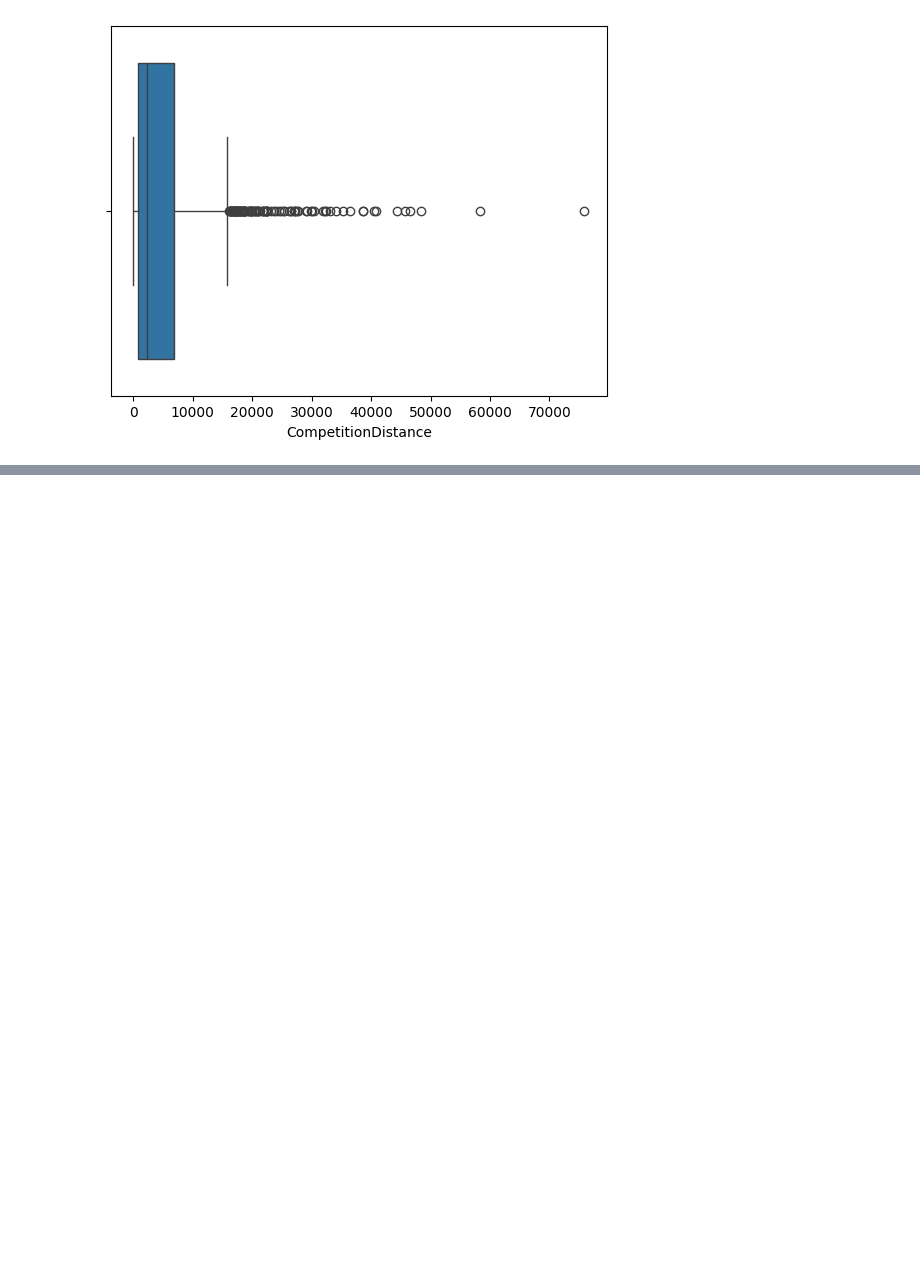
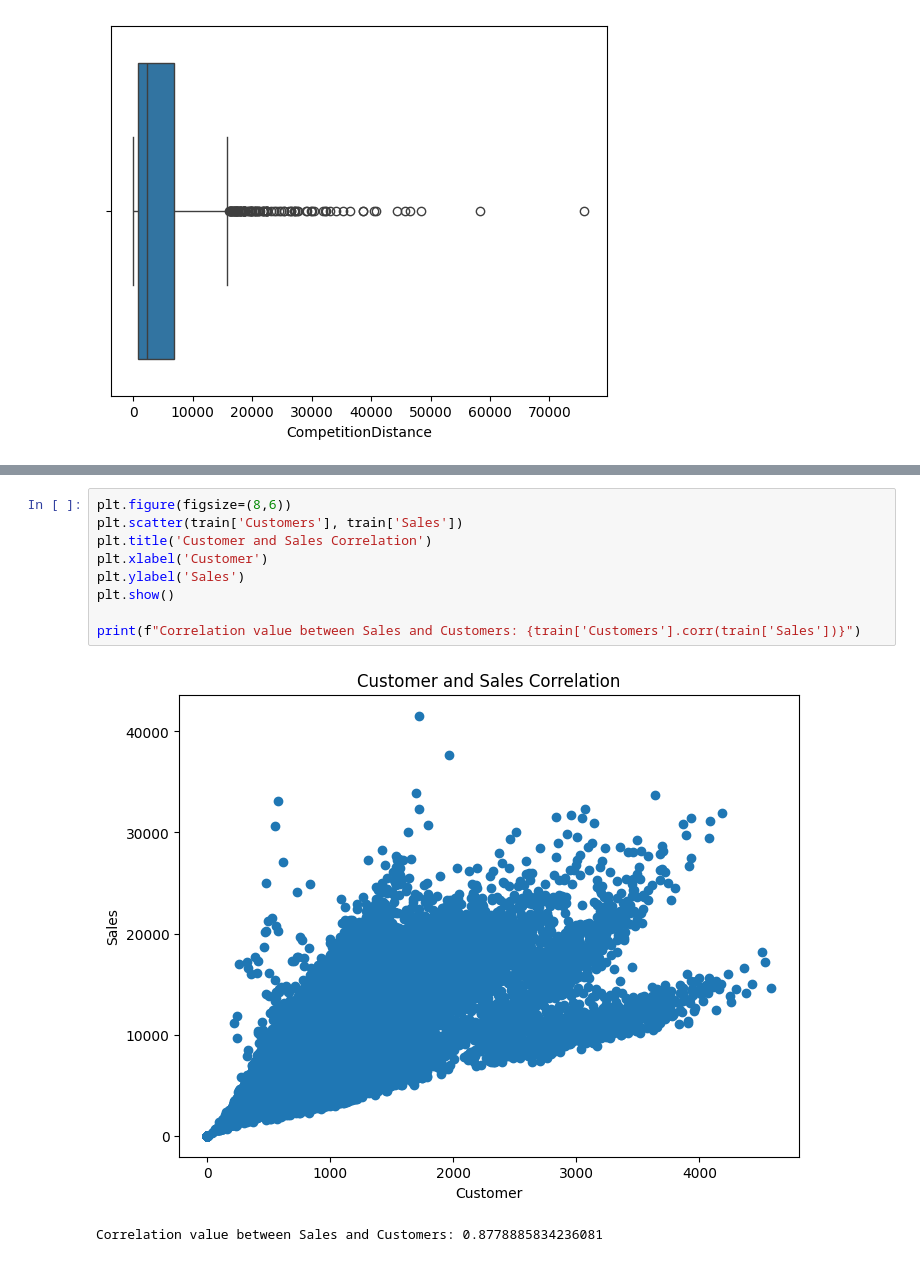
Before and after one commit to abrehamashebir/modeling-rossman-store-sales, a Jupyter notebook: notebooks/train_test.ipynb, the cells around one changed output, grey strips where cells are left out. Cells and saved outputs as stored; diff of their text form; blank space fills up the shorter version.

```diff
--- a/notebooks/train_test.ipynb
+++ b/notebooks/train_test.ipynb
@@ -289,0 +377,12 @@ plt.show()
+# %%
+plt.figure(figsize=(8,6))
+plt.scatter(train['Customers'], train['Sales'])
+plt.title('Customer and Sales Correlation')
+plt.xlabel('Customer')
+plt.ylabel('Sales')
+plt.show()
+
+print(f"Correlation value between Sales and Customers: {train['Customers'].corr(train['Sales'])}")
+# %% [output]
+[figure, added]
+Correlation value between Sales and Customers: 0.8778885834236081
```
Also changed, not shown: parts of 25 cells of this notebook, 2 other files.
